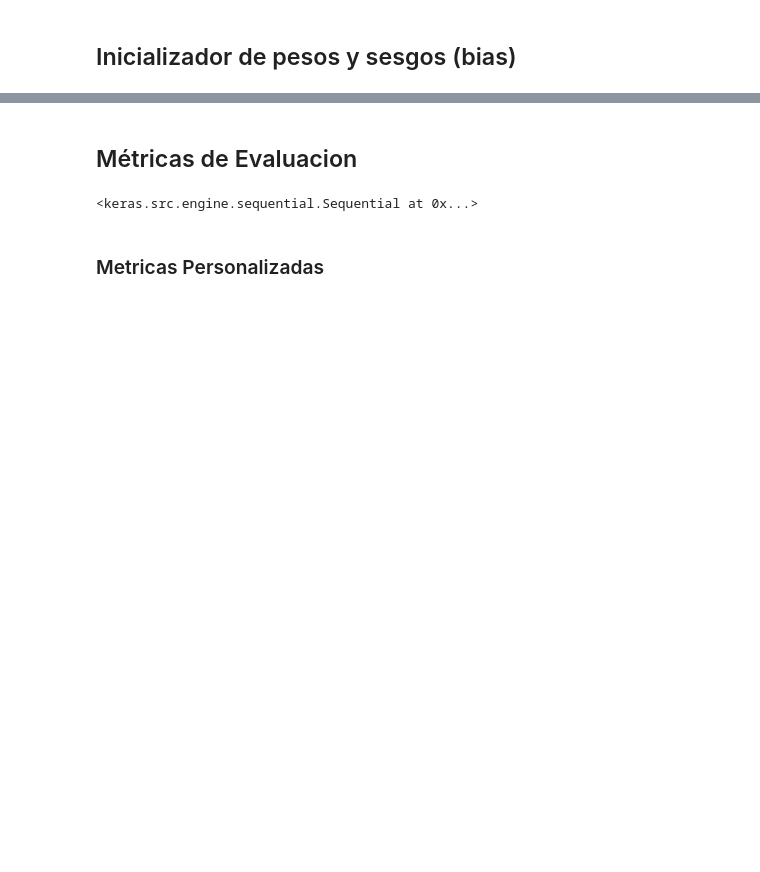
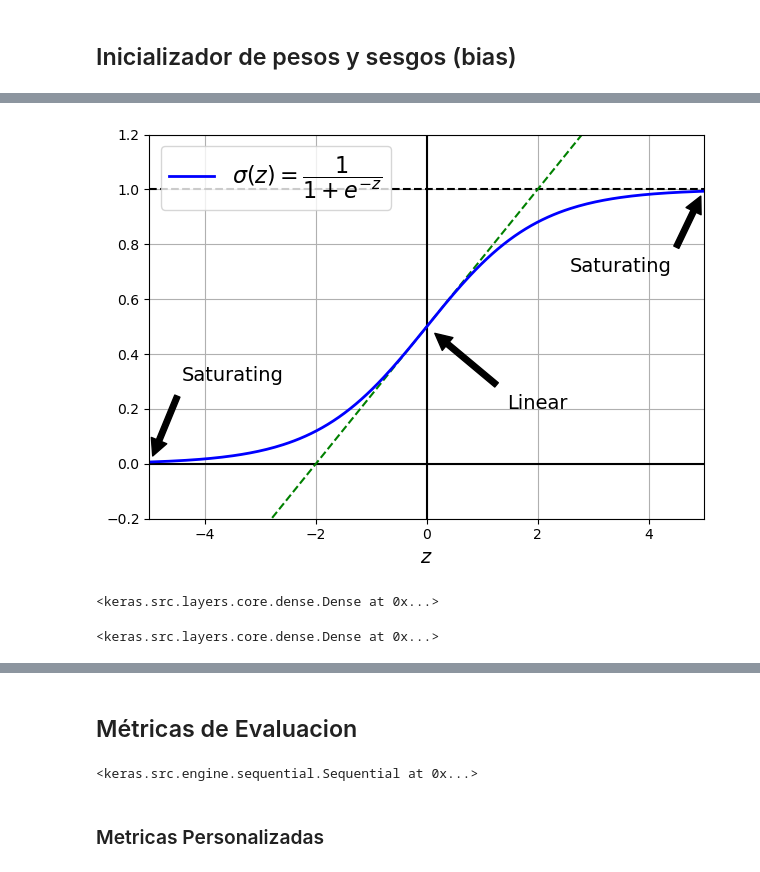
Before and after one commit to dfosorio111/tech_skills, a Jupyter notebook: deep_learning/tensorflow.ipynb, the cells around one changed output, grey strips where cells are left out. Drawn from its saved outputs; the diff is of its cells as text; code cells hidden in the pictures; blank space fills up the shorter version.

```diff
--- a/deep_learning/tensorflow.ipynb
+++ b/deep_learning/tensorflow.ipynb
@@ -36,0 +62,9 @@ from tensorflow.keras.preprocessing.image import load_img
+# %%
+IMAGES_PATH = Path() / "images" / "deep"
+IMAGES_PATH.mkdir(parents=True, exist_ok=True)
+
+def save_fig(fig_id, tight_layout=True, fig_extension="png", resolution=300):
+    path = IMAGES_PATH / f"{fig_id}.{fig_extension}"
+    if tight_layout:
+        plt.tight_layout()
+    plt.savefig(path, format=fig_extension, dpi=resolution)
@@ -332,0 +480,44 @@ _________________________________________________________________
+# %%
+# extra code – this cell generates and saves Figure 11–1
+
+def sigmoid(z):
+    return 1 / (1 + np.exp(-z))
+
+z = np.linspace(-5, 5, 200)
+
+plt.plot([-5, 5], [0, 0], 'k-')
+plt.plot([-5, 5], [1, 1], 'k--')
+plt.plot([0, 0], [-0.2, 1.2], 'k-')
+plt.plot([-5, 5], [-3/4, 7/4], 'g--')
+plt.plot(z, sigmoid(z), "b-", linewidth=2,
+         label=r"$\sigma(z) = \dfrac{1}{1+e^{-z}}$")
+props = dict(facecolor='black', shrink=0.1)
+plt.annotate('Saturating', xytext=(3.5, 0.7), xy=(5, 1), arrowprops=props,
+             fontsize=14, ha="center")
+plt.annotate('Saturating', xytext=(-3.5, 0.3), xy=(-5, 0), arrowprops=props,
+             fontsize=14, ha="center")
+plt.annotate('Linear', xytext=(2, 0.2), xy=(0, 0.5), arrowprops=props,
+             fontsize=14, ha="center")
+plt.grid(True)
+plt.axis([-5, 5, -0.2, 1.2])
+plt.xlabel("$z$")
+plt.legend(loc="upper left", fontsize=16)
+
+save_fig("sigmoid_saturation_plot")
+plt.show()
+# %% [output]
+[figure, added]
+# %%
+dense = tf.keras.layers.Dense(50, activation="relu",
+                              kernel_initializer="he_normal")
+dense
+# %% [output]
+<keras.src.layers.core.dense.Dense at 0x...>
+# %%
+he_avg_init = tf.keras.initializers.VarianceScaling(scale=2., mode="fan_avg",
+                                                    distribution="uniform")
+dense = tf.keras.layers.Dense(50, activation="sigmoid",
+                              kernel_initializer=he_avg_init)
+dense
+# %% [output]
+<keras.src.layers.core.dense.Dense at 0x...>
```
Also changed, not shown: parts of 158 cells of this notebook.
